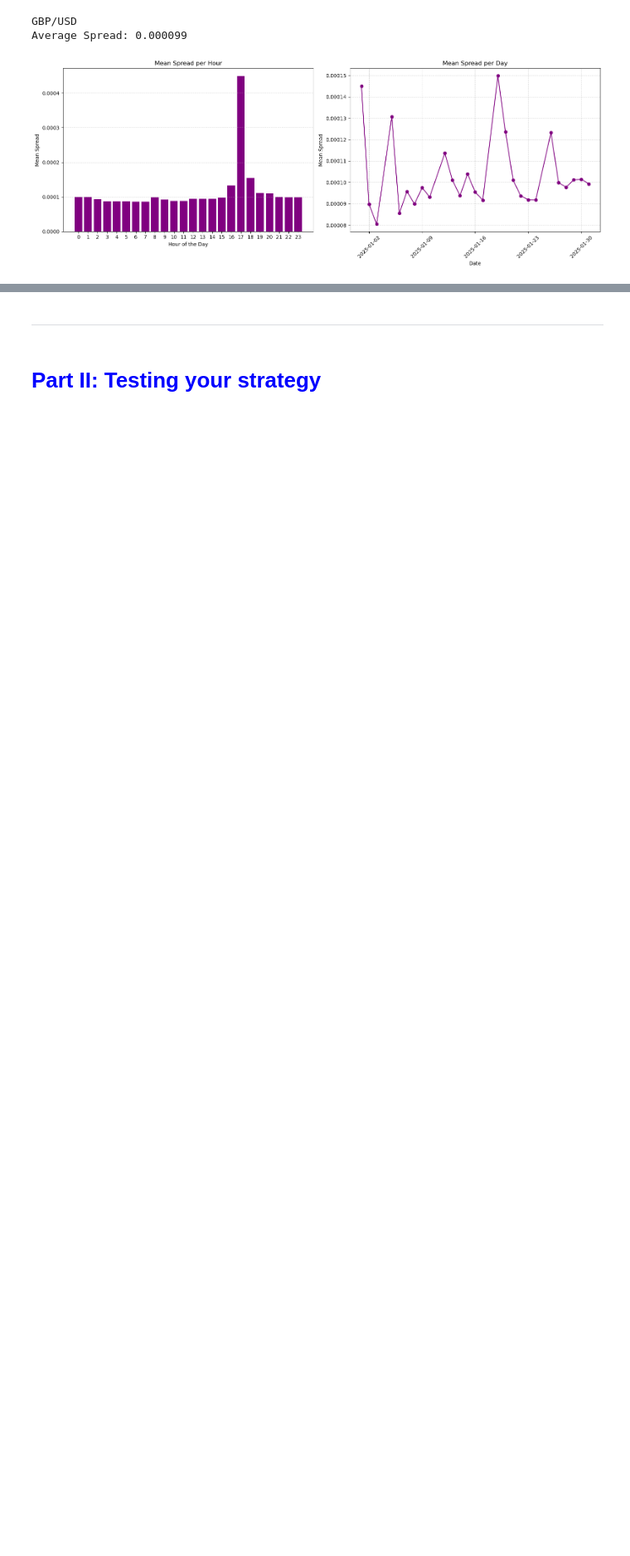
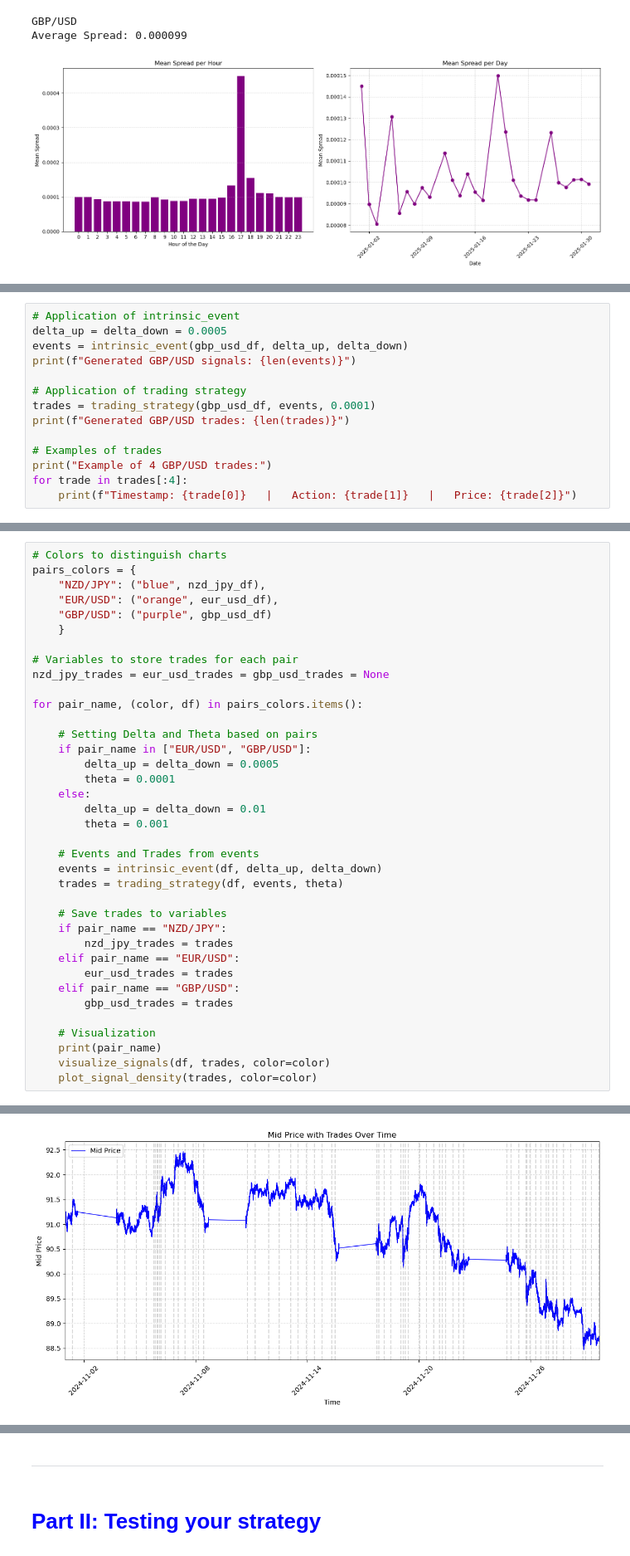
Before and after one commit to Modi1997/FX-HFT-Intrinsic-Time---Directional-Change-Strategy, a Jupyter notebook: HFF CW_2.ipynb, the cells around one changed output, grey strips where cells are left out. Shown at 83% size. Drawn from its saved outputs; the diff is of its cells as text; blank space fills up the shorter version.

```diff
--- a/HFF CW_2.ipynb
+++ b/HFF CW_2.ipynb
@@ -382,0 +588,14 @@ Average Spread: 0.000099
+# %%
+# Application of intrinsic_event
+delta_up = delta_down = 0.0005
+events = intrinsic_event(gbp_usd_df, delta_up, delta_down)
+print(f"Generated GBP/USD signals: {len(events)}")
+
+# Application of trading strategy
+trades = trading_strategy(gbp_usd_df, events, 0.0001)
+print(f"Generated GBP/USD trades: {len(trades)}")
+
+# Examples of trades
+print("Example of 4 GBP/USD trades:")
+for trade in trades[:4]:
+    print(f"Timestamp: {trade[0]}   |   Action: {trade[1]}   |   Price: {trade[2]}")
@@ -382,0 +610,38 @@ Average Spread: 0.000099
+# %%
+# Colors to distinguish charts
+pairs_colors = {
+    "NZD/JPY": ("blue", nzd_jpy_df),
+    "EUR/USD": ("orange", eur_usd_df),
+    "GBP/USD": ("purple", gbp_usd_df)
+    }
+
+# Variables to store trades for each pair
+nzd_jpy_trades = eur_usd_trades = gbp_usd_trades = None
+
+for pair_name, (color, df) in pairs_colors.items():
+
+    # Setting Delta and Theta based on pairs
+    if pair_name in ["EUR/USD", "GBP/USD"]:
+        delta_up = delta_down = 0.0005
+        theta = 0.0001
+    else:
+        delta_up = delta_down = 0.01
+        theta = 0.001
+
+    # Events and Trades from events
+    events = intrinsic_event(df, delta_up, delta_down)
+    trades = trading_strategy(df, events, theta)
+
+    # Save trades to variables
+    if pair_name == "NZD/JPY":
+        nzd_jpy_trades = trades
+    elif pair_name == "EUR/USD":
+        eur_usd_trades = trades
+    elif pair_name == "GBP/USD":
+        gbp_usd_trades = trades
+
+    # Visualization
+    print(pair_name)
+    visualize_signals(df, trades, color=color)
+    plot_signal_density(trades, color=color)
+# %% [output]
@@ -382,0 +649 @@ Average Spread: 0.000099
+[figure, added]
```
Also changed, not shown: parts of 39 cells of this notebook.
